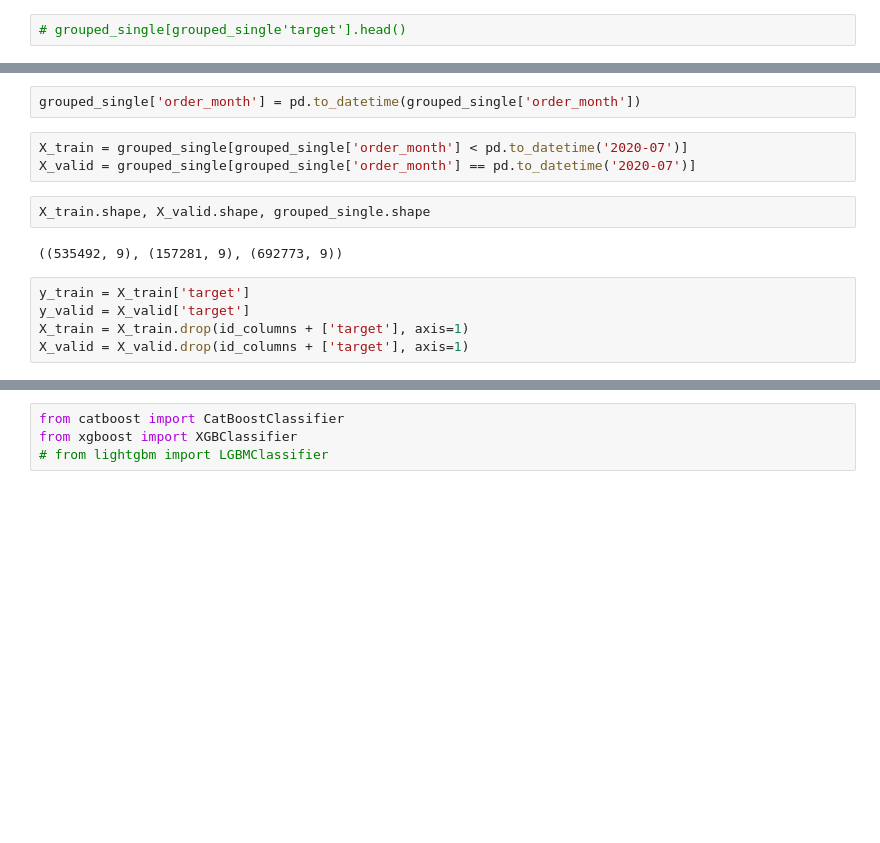
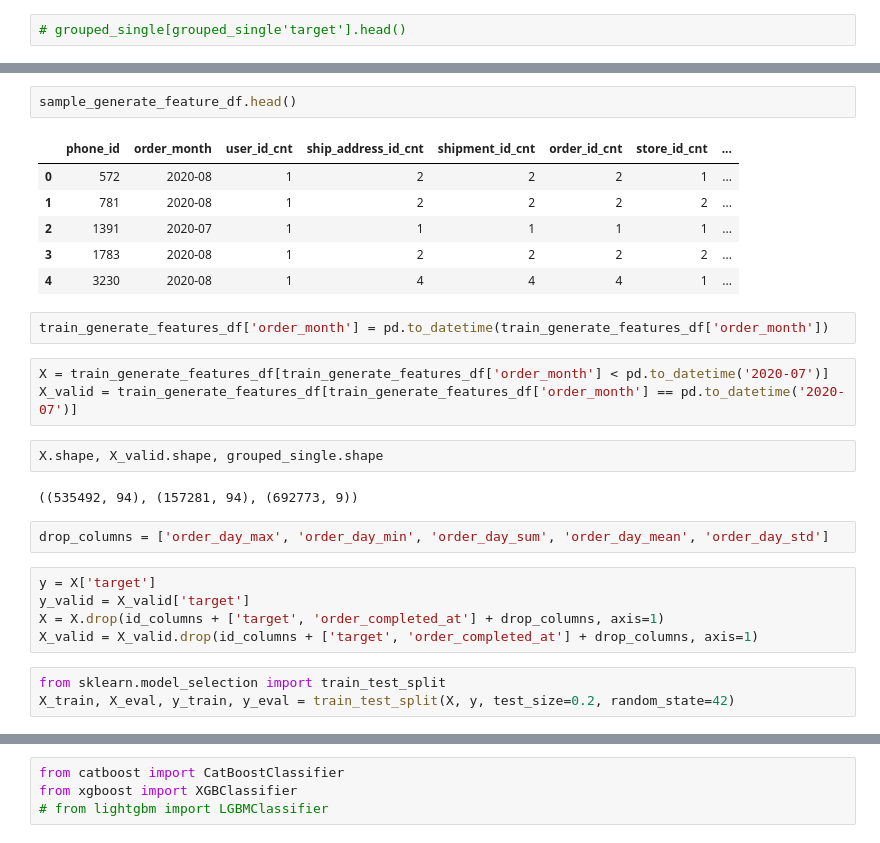
Before and after one commit to ElisovaIra/ngwl_hack, a Jupyter notebook: rogotulka/sber_v01.ipynb, the cells around one changed output, grey strips where cells are left out. Saved outputs shown, nothing was run; the diff lists cells and outputs as text; blank space fills up the shorter version.

```diff
--- a/rogotulka/sber_v01.ipynb
+++ b/rogotulka/sber_v01.ipynb
@@ -127,14 +132,28 @@ dtype('O')
+# %%
+sample_generate_feature_df.head()
+# %% [output]
+|  | phone_id | order_month | user_id_cnt | ship_address_id_cnt | shipment_id_cnt | order_id_cnt | store_id_cnt | ... |
+| 0 | 572 | 2020-08 | 1 | 2 | 2 | 2 | 1 | ... |
+| 1 | 781 | 2020-08 | 1 | 2 | 2 | 2 | 2 | ... |
+| 2 | 1391 | 2020-07 | 1 | 1 | 1 | 1 | 1 | ... |
+| 3 | 1783 | 2020-08 | 1 | 2 | 2 | 2 | 2 | ... |
+| 4 | 3230 | 2020-08 | 1 | 4 | 4 | 4 | 1 | ... |
 # %%
-grouped_single['order_month'] = pd.to_datetime(grouped_single['order_month'])
+train_generate_features_df['order_month'] = pd.to_datetime(train_generate_features_df['order_month'])
 # %%
-X_train = grouped_single[grouped_single['order_month'] < pd.to_datetime('2020-07')]
-X_valid = grouped_single[grouped_single['order_month'] == pd.to_datetime('2020-07')]
+X = train_generate_features_df[train_generate_features_df['order_month'] < pd.to_datetime('2020-07')]
+X_valid = train_generate_features_df[train_generate_features_df['order_month'] == pd.to_datetime('2020-07')]
 # %%
-X_train.shape, X_valid.shape, grouped_single.shape
+X.shape, X_valid.shape, grouped_single.shape
 # %% [output]
-((535492, 9), (157281, 9), (692773, 9))
+((535492, 94), (157281, 94), (692773, 9))
+# %%
+drop_columns = ['order_day_max', 'order_day_min', 'order_day_sum', 'order_day_mean', 'order_day_std']
 # %%
-y_train = X_train['target']
+y = X['target']
 y_valid = X_valid['target']
-X_train = X_train.drop(id_columns + ['target'], axis=1)
-X_valid = X_valid.drop(id_columns + ['target'], axis=1)
+X = X.drop(id_columns + ['target', 'order_completed_at'] + drop_columns, axis=1)
+X_valid = X_valid.drop(id_columns + ['target', 'order_completed_at'] + drop_columns, axis=1)
+# %%
+from sklearn.model_selection import train_test_split
+X_train, X_eval, y_train, y_eval = train_test_split(X, y, test_size=0.2, random_state=42)
```
Also changed, not shown: parts of 76 cells of this notebook, 5 other files.
